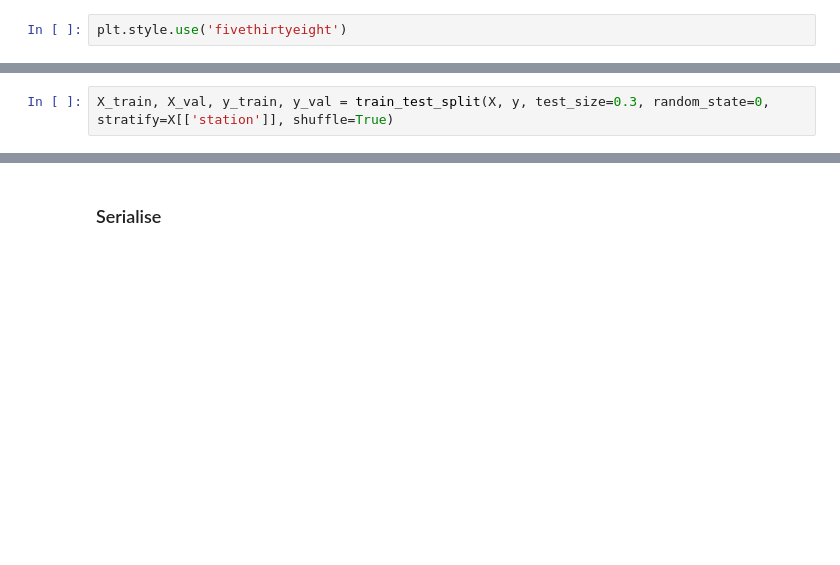
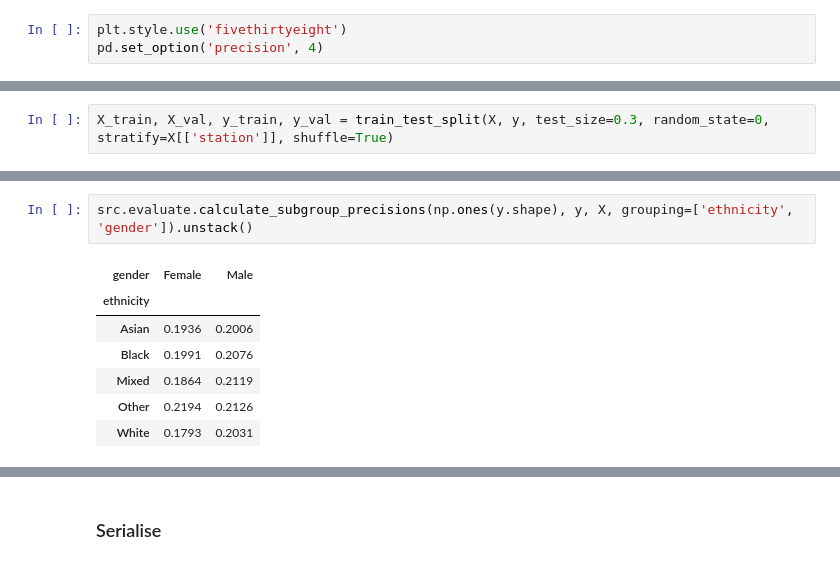
Before and after one commit to felixbrunner/capstone, a Jupyter notebook: notebooks/03_modelling.ipynb, the cells around one changed output, grey strips where cells are left out. Cells and saved outputs as stored; diff of their text form; blank space fills up the shorter version.

```diff
--- a/notebooks/03_modelling.ipynb
+++ b/notebooks/03_modelling.ipynb
@@ -20,6 +20,7 @@ sys.path.append('../')
 import src
 # %%
 plt.style.use('fivethirtyeight')
+pd.set_option('precision', 4)
 # %% [markdown]
 ## Prepare data
 # %%
@@ -765,0 +464,10 @@ classification_report(y, authorised, output_dict=True)
+# %%
+src.evaluate.calculate_subgroup_precisions(np.ones(y.shape), y, X, grouping=['ethnicity', 'gender']).unstack()
+# %% [output]
+| gender | Female | Male |
+| ethnicity |  |  |
+| Asian | 0.1936 | 0.2006 |
+| Black | 0.1991 | 0.2076 |
+| Mixed | 0.1864 | 0.2119 |
+| Other | 0.2194 | 0.2126 |
+| White | 0.1793 | 0.2031 |
```
Also changed, not shown: parts of 80 cells of this notebook, 10 other files.
